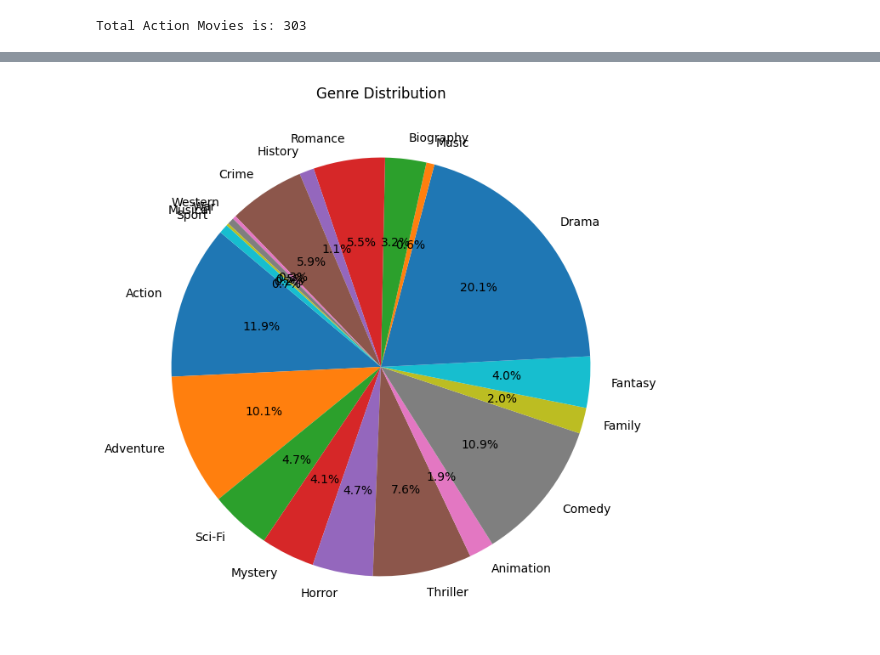
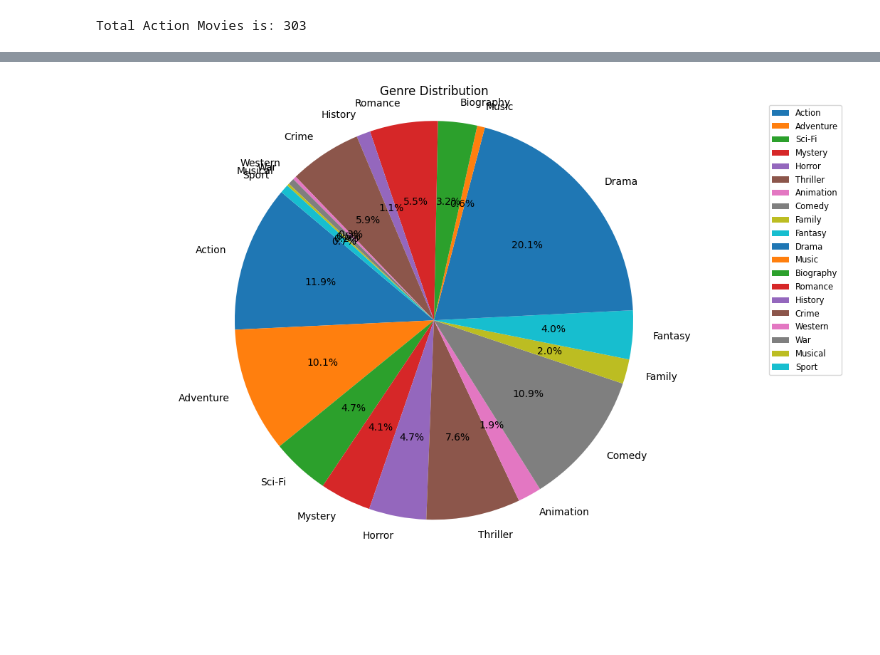
Before and after one commit to Code-with-lata/Data-Visualization, a Jupyter notebook: Python_Project.ipynb, the cells around one changed output, grey strips where cells are left out. Drawn from its saved outputs; the diff is of its cells as text; code cells hidden in the pictures; blank space fills up the shorter version.

```diff
--- a/Python_Project.ipynb
+++ b/Python_Project.ipynb
@@ -419,21 +419,25 @@ Unique value in Genre:
 # %%
 # How many Films of Each Genre Were Made
 one_D = []
 for item in list1:
     for item1 in item:
         one_D.append(item1)
 
 from collections import Counter
 genre_counts=Counter(one_D)
+genre_counts
 
 
 labels = genre_counts.keys()
 sizes = genre_counts.values()
 
 # Plotting the pie chart
 plt.figure(figsize=(12, 8))   # Optional: Set the figure size
 plt.pie(sizes, labels=labels, autopct='%1.1f%%', startangle=140)
 plt.title('Genre Distribution')
+plt.axis('equal')  # Equal aspect ratio ensures that pie is drawn as a circle.
+
+plt.legend(labels, loc='upper left', bbox_to_anchor=(1, 1), fontsize='small')
 plt.show()
 # %% [output]
-[figure, old version]
+[figure, new version]
```
Also changed, not shown: parts of 2 cells of this notebook.
